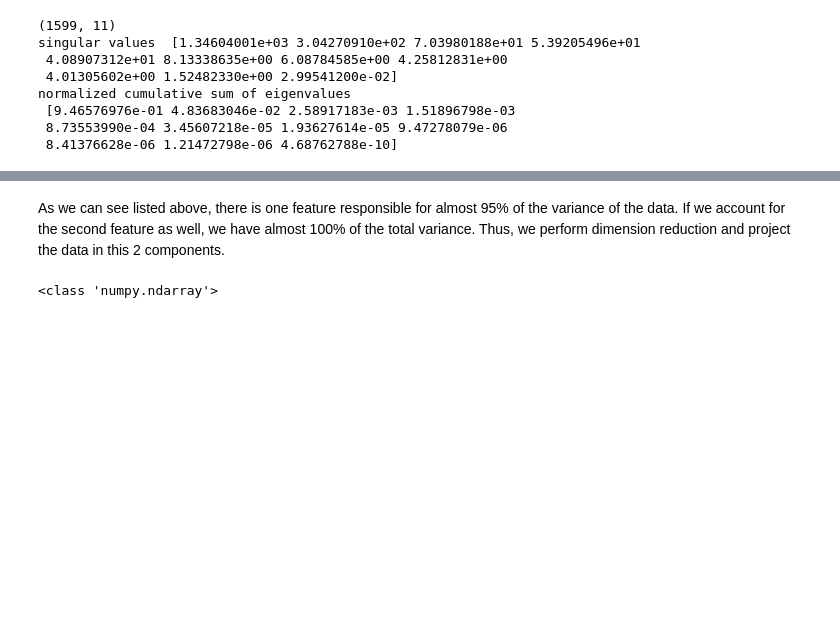
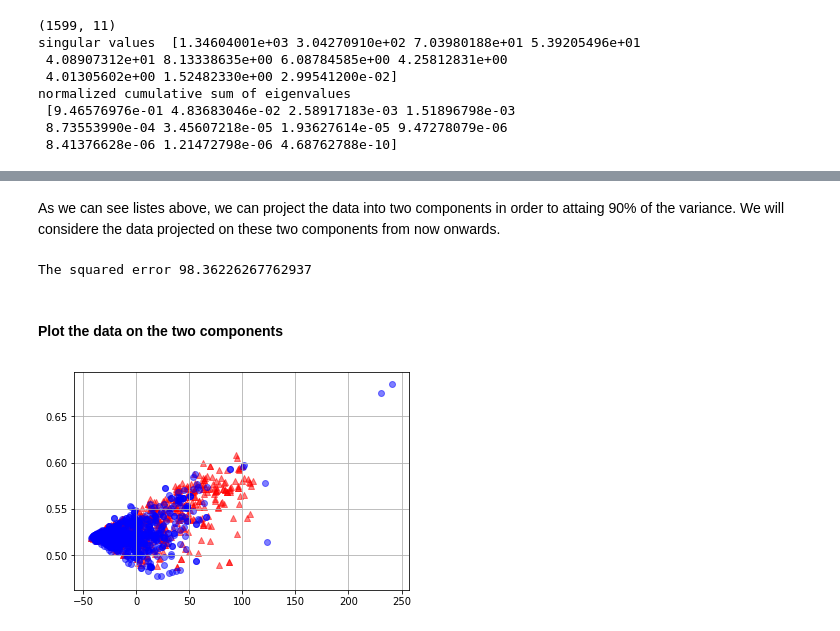
Before and after one commit to JPCast/DataMining, a Jupyter notebook: wineQuality/WineQuality.ipynb, the cells around one changed output, grey strips where cells are left out. Saved outputs shown, nothing was run; the diff lists cells and outputs as text; code cells hidden in the pictures; blank space fills up the shorter version.

```diff
--- a/wineQuality/WineQuality.ipynb
+++ b/wineQuality/WineQuality.ipynb
@@ -163,7 +172,21 @@ for i in variance_ratio:
-# %% [markdown]
-As we can see listed above, there is one feature responsible for almost 95% of the variance of the data. If we account for the second feature as well, we have almost 100% of the total variance. Thus, we perform dimension reduction and project the data in this 2 components.
-# %%
-pca = PCA(n_components=2)
-X_pca = pca.fit_transform(X)
-# %% [output]
-<class 'numpy.ndarray'>
+# %% [markdown]
+As we can see listes above, we can project the data into two components in order to attaing 90% of the variance. We will considere the data projected on these two components from now onwards.
+# %%
+## Repeating to
+pca = PCA(n_components=2)
+X_pca = pca.fit_transform(X)
+## Reconstruction
+X1=pca.inverse_transform(X_pca)
+a=X-X1
+print('The squared error', LA.norm(a))
+# %% [output]
+The squared error 98.36226267762937
+# %% [markdown]
+#### Plot the data on the two components
+# %%
+y = label.values
+plt.scatter(X_pca[y==5, 0], X1[y==5, 1], color='red', marker='^', alpha=0.5)
+plt.scatter(X_pca[y == 6, 0], X1[y == 6, 1], color='blue', marker='o', alpha=0.5)
+plt.grid()
+# %% [output]
+[figure, added]
```
Also changed, not shown: parts of 9 cells of this notebook.
